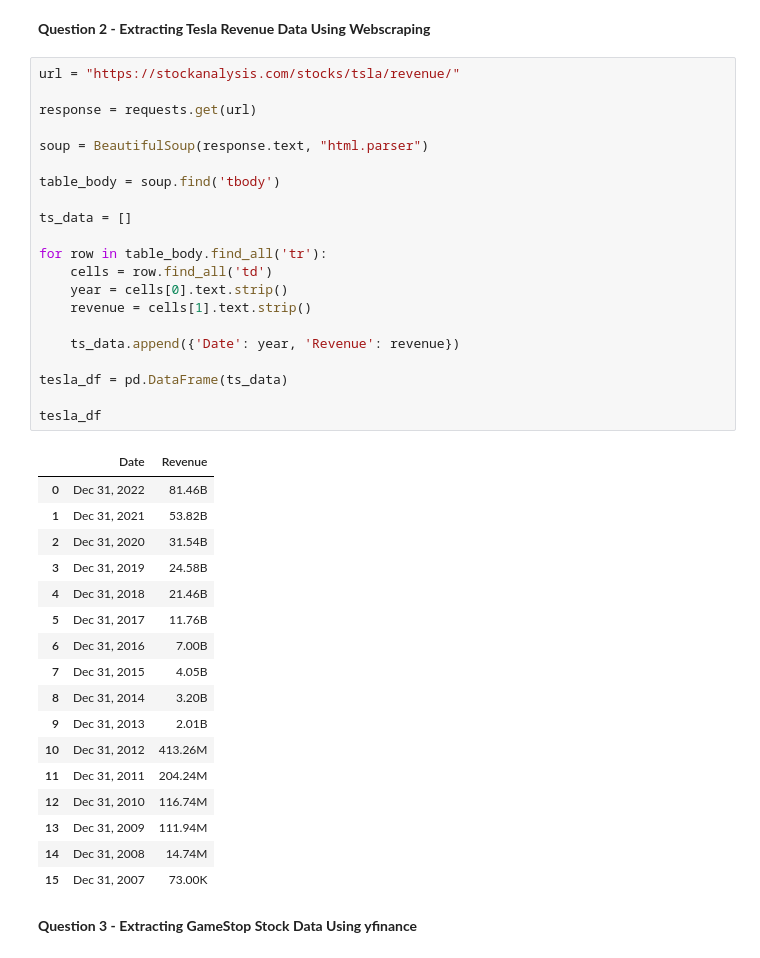
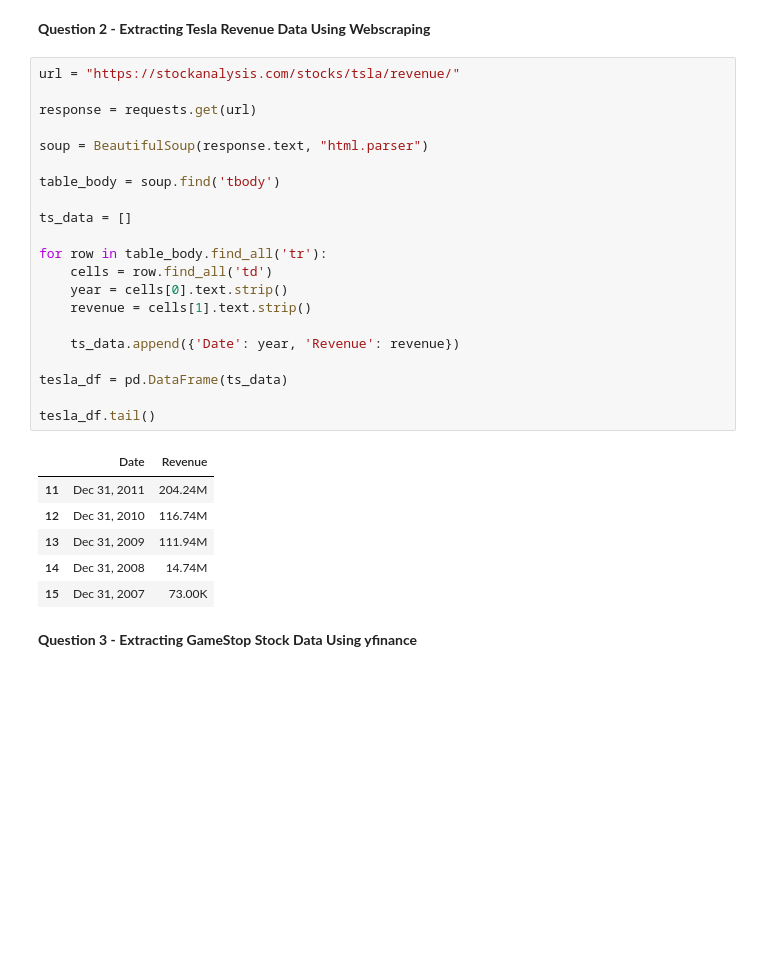
Before and after one commit to haykpash/DataScienceEcosystem, a Jupyter notebook: Analyzing Historical Stock, Revenue Data and Building a Dashboard.ipynb, the cells around one changed output. Drawn from its saved outputs; the diff is of its cells as text; blank space fills up the shorter version.

```diff
--- a/Analyzing Historical Stock, Revenue Data and Building a Dashboard.ipynb
+++ b/Analyzing Historical Stock, Revenue Data and Building a Dashboard.ipynb
@@ -47,37 +47,26 @@ tesla_data.head()
 # %%
 url = "https://stockanalysis.com/stocks/tsla/revenue/"
 
 response = requests.get(url)
 
 soup = BeautifulSoup(response.text, "html.parser")
 
 table_body = soup.find('tbody')
 
 ts_data = []
 
 for row in table_body.find_all('tr'):
     cells = row.find_all('td')
     year = cells[0].text.strip()
     revenue = cells[1].text.strip()
 
     ts_data.append({'Date': year, 'Revenue': revenue})
 
 tesla_df = pd.DataFrame(ts_data)
 
-tesla_df
+tesla_df.tail()
 # %% [output]
 |  | Date | Revenue |
-| 0 | Dec 31, 2022 | 81.46B |
-| 1 | Dec 31, 2021 | 53.82B |
-| 2 | Dec 31, 2020 | 31.54B |
-| 3 | Dec 31, 2019 | 24.58B |
-| 4 | Dec 31, 2018 | 21.46B |
-| 5 | Dec 31, 2017 | 11.76B |
-| 6 | Dec 31, 2016 | 7.00B |
-| 7 | Dec 31, 2015 | 4.05B |
-| 8 | Dec 31, 2014 | 3.20B |
-| 9 | Dec 31, 2013 | 2.01B |
-| 10 | Dec 31, 2012 | 413.26M |
 | 11 | Dec 31, 2011 | 204.24M |
 | 12 | Dec 31, 2010 | 116.74M |
 | 13 | Dec 31, 2009 | 111.94M |
```
Also changed, not shown: parts of 1 cell of this notebook.
